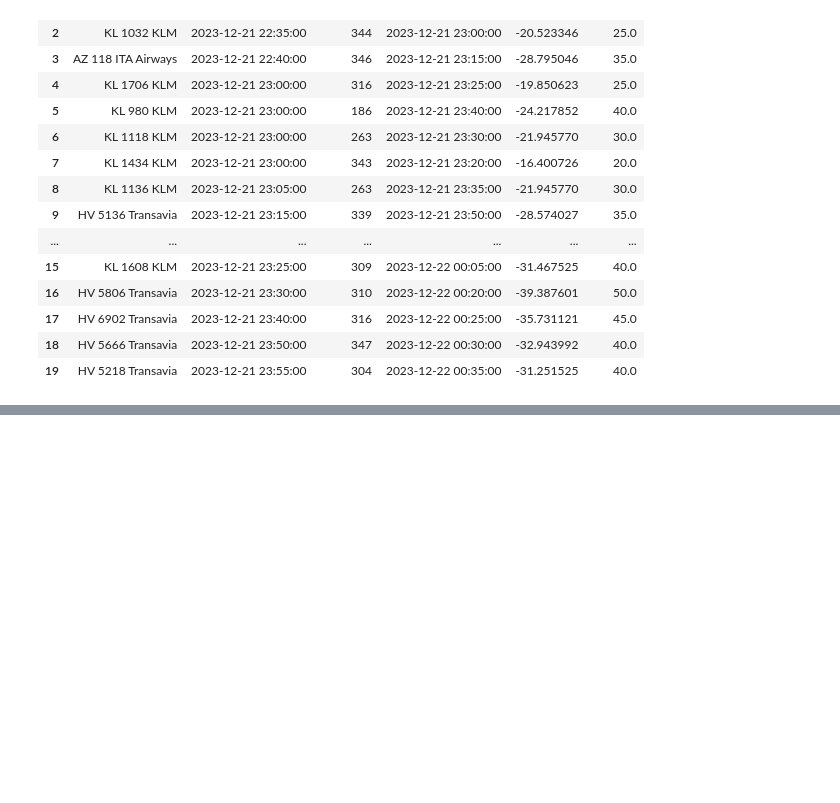
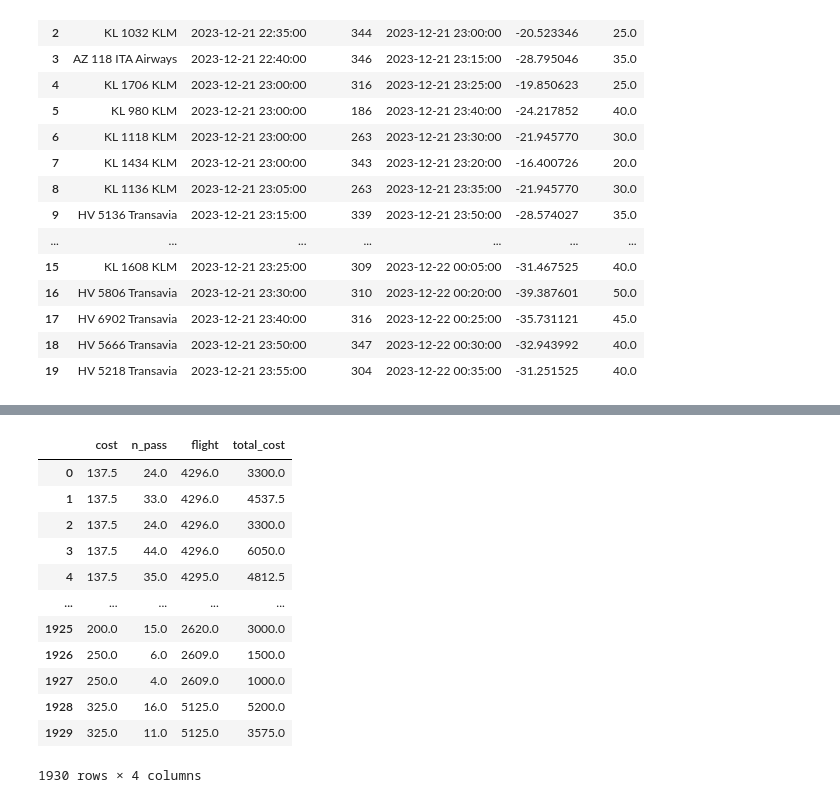
Before and after one commit to cwtravisyip/LSE_ST449_2324_GroupProject, a Jupyter notebook: GroupI.ipynb, the cells around one changed output, grey strips where cells are left out. Cells and saved outputs as stored; diff of their text form; code cells hidden in the pictures; blank space fills up the shorter version.

```diff
--- a/GroupI.ipynb
+++ b/GroupI.ipynb
@@ -1247,0 +1685,22 @@ In summary, the CSP model is capable to handle large state spaces quickly. While
+# %%
+df_iterinaries = pd.read_csv('https://raw.githubusercontent.com/Gurobi/modeling-examples/master/aviation_planning/data/flight_iterinaries.csv')
+#df_iterinaries = pd.read_csv('data/flight_iterinaries.csv')
+df_iterinaries['total_cost'] = df_iterinaries['cost'] * df_iterinaries['n_pass']
+flight_revenue = df_iterinaries.groupby(['flight'])['total_cost'].agg('sum').to_dict()
+flight_n_pass = df_iterinaries.groupby(['flight'])['n_pass'].agg('sum').to_dict()
+
+df_iterinaries
+# %% [output]
+|  | cost | n_pass | flight | total_cost |
+| 0 | 137.5 | 24.0 | 4296.0 | 3300.0 |
+| 1 | 137.5 | 33.0 | 4296.0 | 4537.5 |
+| 2 | 137.5 | 24.0 | 4296.0 | 3300.0 |
+| 3 | 137.5 | 44.0 | 4296.0 | 6050.0 |
+| 4 | 137.5 | 35.0 | 4295.0 | 4812.5 |
+| ... | ... | ... | ... | ... |
+| 1925 | 200.0 | 15.0 | 2620.0 | 3000.0 |
+| 1926 | 250.0 | 6.0 | 2609.0 | 1500.0 |
+| 1927 | 250.0 | 4.0 | 2609.0 | 1000.0 |
+| 1928 | 325.0 | 16.0 | 5125.0 | 5200.0 |
+| 1929 | 325.0 | 11.0 | 5125.0 | 3575.0 |
+1930 rows × 4 columns
```
Also changed, not shown: parts of 54 cells of this notebook.
